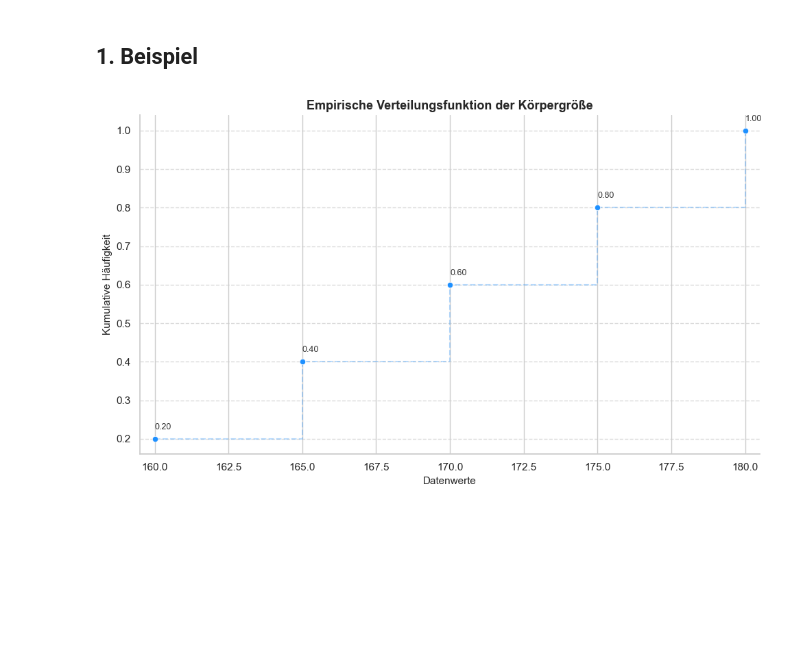
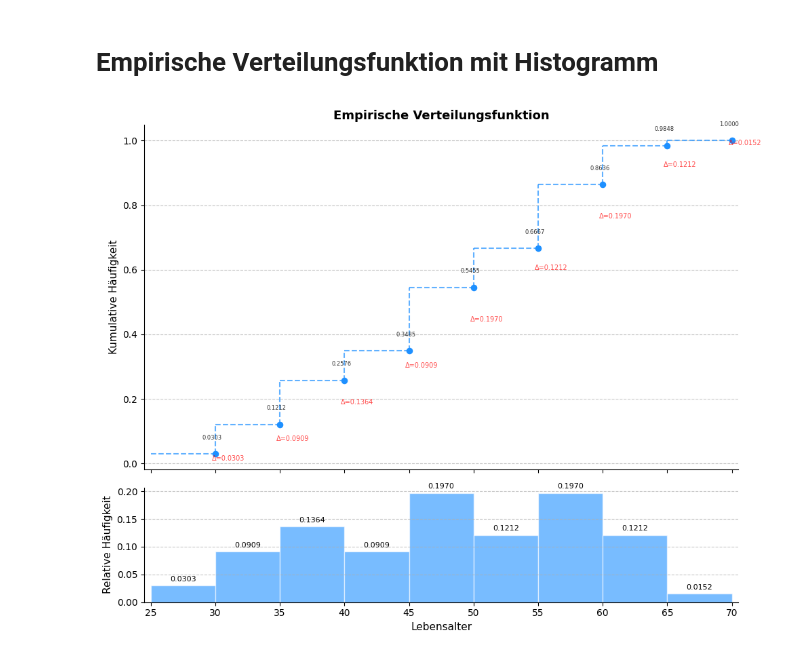
Before and after one commit to StatsTeam/statistik, a Jupyter notebook: tools/EVF/empirische_verteilungsfunktion.ipynb, the cells around one changed output. Cells and saved outputs as stored; diff of their text form; code cells hidden in the pictures; blank space fills up the shorter version.

```diff
--- a/tools/EVF/empirische_verteilungsfunktion.ipynb
+++ b/tools/EVF/empirische_verteilungsfunktion.ipynb
@@ -78,7 +1,2 @@ def plot_empirical_cdf(data, xlabel="Wert", ylabel="Kumulative Häufigkeit", tit
-# %% [markdown]
-## 1. Beispiel
-# %%
-data = [160, 165, 170, 175, 180]
-plot_empirical_cdf(data, xlabel="Datenwerte", ylabel="Kumulative Häufigkeit", title="Empirische Verteilungsfunktion der Körpergröße", yCoord=0.03)
-# %% [output]
-[figure, removed]
+# %% [markdown]
+# Empirische Verteilungsfunktion mit Histogramm
@@ -84,0 +107,17 @@ plot_empirical_cdf(data, xlabel="Datenwerte", ylabel="Kumulative Häufigkeit", t
+# %%
+# Daten und Klassenbins
+data = [
+    31, 43, 45, 32, 54, 55, 47, 44, 56, 34,
+    35, 56, 29, 46, 59, 46, 48, 45, 59, 32,
+    29, 54, 41, 52, 60, 47, 64, 62, 48, 34,
+    60, 46, 39, 66, 59, 38, 50, 64, 56,
+    35, 44, 43, 55, 46, 42, 56, 59, 46,
+    52, 39, 34, 63, 56, 55, 64, 48, 38,
+    38, 35, 37, 49, 53, 52, 61, 50, 57
+]
+class_bins = [25, 30, 35, 40, 45, 50, 55, 60, 65, 70]
+
+# Funktion ausführen
+plot_empirical_cdf_with_histogram(data=data, class_bins=class_bins, yCoord=0.05, x_Coord_delta=1, xlabel="Lebensalter")
+# %% [output]
+[figure, added]
```
Also changed, not shown: parts of 2 cells of this notebook, 2 other files.
